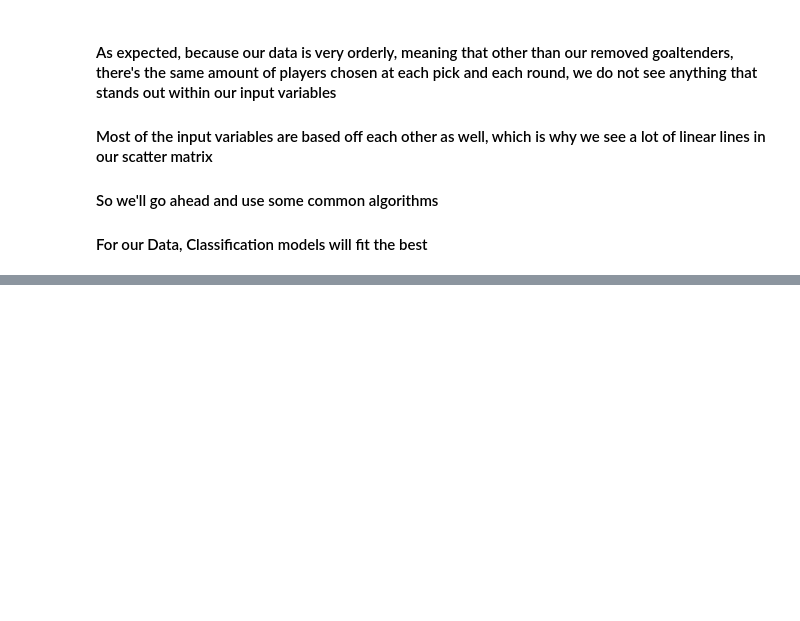
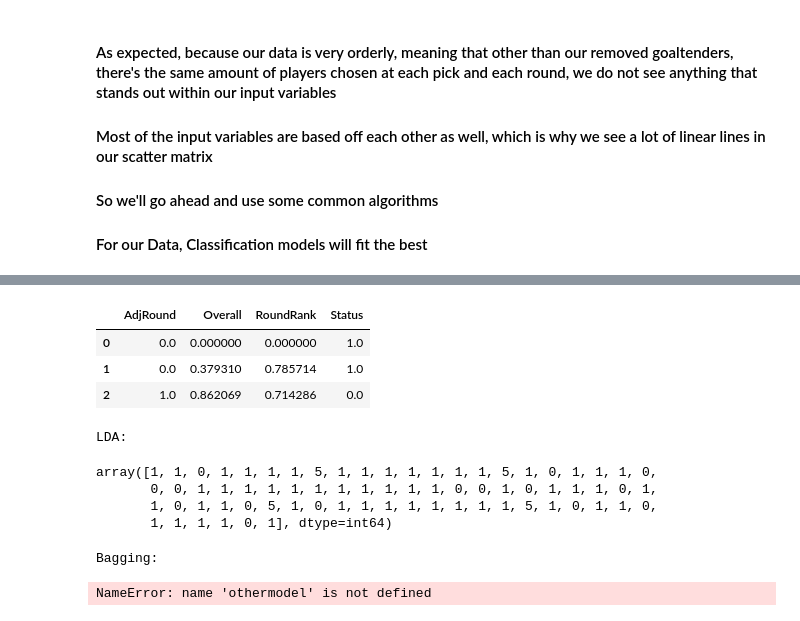
Before and after one commit to minchanhan/CompareNHLDraftPicks, a Jupyter notebook: CompareLow1stHigh2nd.ipynb, the cells around one changed output, grey strips where cells are left out. Cells and saved outputs as stored; diff of their text form; code cells hidden in the pictures; blank space fills up the shorter version.

```diff
--- a/CompareLow1stHigh2nd.ipynb
+++ b/CompareLow1stHigh2nd.ipynb
@@ -774,23 +754,11 @@ models_clas.append(("SVCKLIN", SVC(kernel="linear", gamma="scale")))
 models_clas.append(("BAG", BaggingClassifier(KNeighborsClassifier(), max_samples=0.5, max_features=0.5)))
 models_clas.append(("RANDF", RandomForestClassifier(n_estimators=100)))
 
-# Evaluate and print the accuracy of each model
-results = []
-names = []
-
-print("\nMetrics Accuracy Score: ")
-for name, model in models_clas:
-    model.fit(X_train, y_lvl_train)
-    y_pred = model.predict(X_test)
-    score = metrics.accuracy_score(y_lvl_test, y_pred)
-    print("Model: %s | Score: %f" % (name, score))
+# Estimate and print the accuracy of each model
+kfold = StratifiedKFold(n_splits=10, random_state=0, shuffle=True)
 
 print("\n\nK-Fold: ")
 for name, model in models_clas:
-    kfold = StratifiedKFold(n_splits=10, random_state=1, shuffle=True)
     cv_results = cross_val_score(model, X_train, y_lvl_train, cv=kfold, scoring="accuracy") # Notice y_lvl_train
-    results.append(cv_results) # cv = Cross Validation
-    names.append(name)
     print("Model: %s -->  Mean Accuracy: %f | Std Deviation: (%f)" % (name, cv_results.mean(), cv_results.std()))
-print("\nScale from 0 to 1")
 # %% [output]
@@ -876 +804,40 @@ weighted avg       0.47      0.64      0.52       285
+# %%
+X_test_minmax = min_max_scaler.transform(X_test)
+X_test = pd.DataFrame(X_test_minmax, columns = X_test.columns)
+display(X_test.head(3))
+
+from sklearn.metrics import accuracy_score
+from sklearn.metrics import classification_report
+#from sklearn.metrics import confusion_matrix
+
+print("LDA:\n")
+ldamodel = LinearDiscriminantAnalysis()
+ldamodel.fit(X_train, y_lvl_train)
+y_pred = ldamodel.predict(X_test)
+display(y_pred)
+# %% [output]
+|  | AdjRound | Overall | RoundRank | Status |
+| 0 | 0.0 | 0.000000 | 0.000000 | 1.0 |
+| 1 | 0.0 | 0.379310 | 0.785714 | 1.0 |
+| 2 | 1.0 | 0.862069 | 0.714286 | 0.0 |
+LDA:
+array([1, 1, 0, 1, 1, 1, 1, 5, 1, 1, 1, 1, 1, 1, 1, 5, 1, 0, 1, 1, 1, 0,
+       0, 0, 1, 1, 1, 1, 1, 1, 1, 1, 1, 1, 1, 0, 0, 1, 0, 1, 1, 1, 0, 1,
+       1, 0, 1, 1, 0, 5, 1, 0, 1, 1, 1, 1, 1, 1, 1, 1, 5, 1, 0, 1, 1, 0,
+       1, 1, 1, 1, 0, 1], dtype=int64)
+# %%
+
+print("Bagging:\n")
+bagmodel = BaggingClassifier(KNeighborsClassifier(), max_samples=0.5, max_features=0.5)
+bagmodel.fit(X_train, y_lvl_train)
+other_pred = othermodel.predict(X_test)
+display(other_pred)
+print(accuracy_score(y_lvl_test, other_pred))
+print(classification_report(y_lvl_test, other_pred))
+
+print(accuracy_score(y_lvl_test, y_pred))
+print(classification_report(y_lvl_test, y_pred))
+# %% [output]
+Bagging:
+NameError: name 'othermodel' is not defined
 # %%
```
Also changed, not shown: parts of 11 cells of this notebook.
